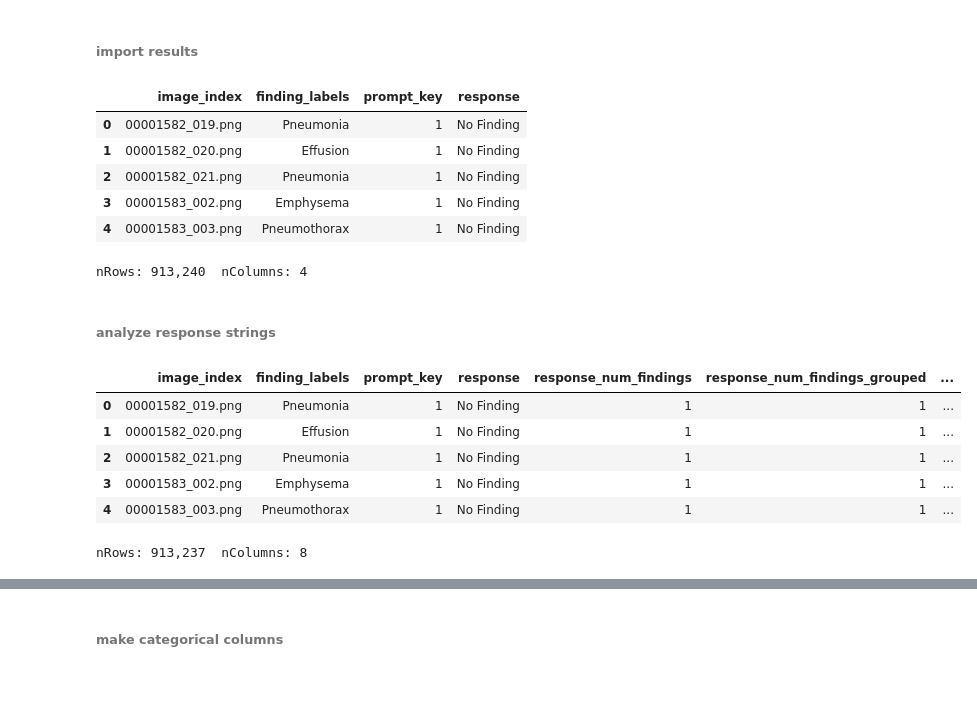
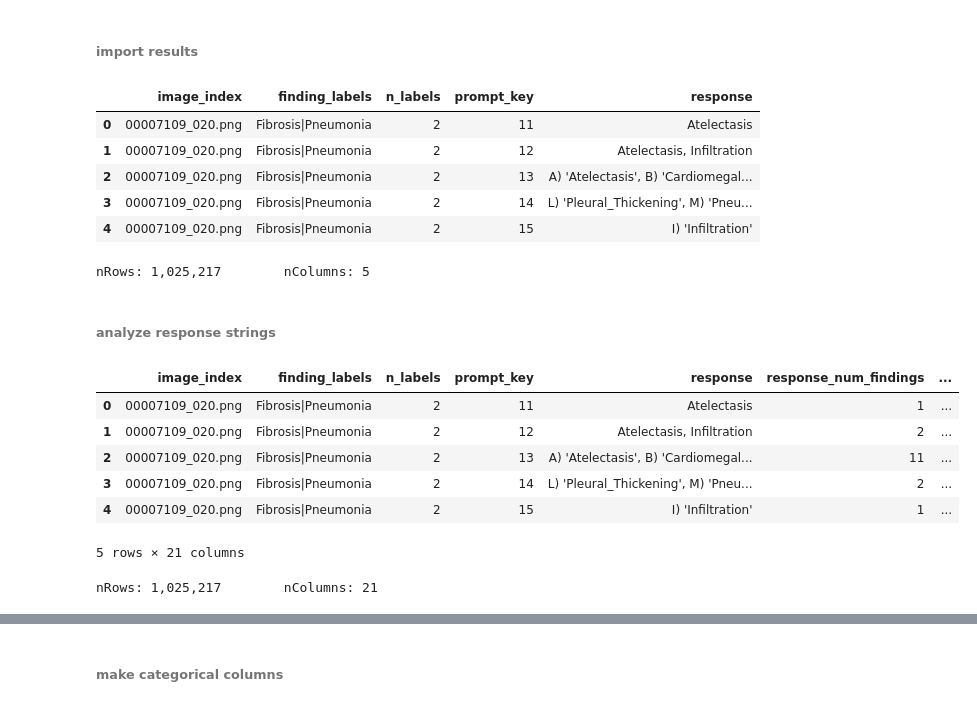
Before and after one commit to mark-rustad/CheXagent, a Jupyter notebook: get_started.ipynb, the cells around one changed output, grey strips where cells are left out. Drawn from its saved outputs; the diff is of its cells as text; code cells hidden in the pictures.

Commit message:
add accuracy, recall, precision, f1, and specificity metrics to analysis

```diff
--- a/get_started.ipynb
+++ b/get_started.ipynb
@@ -378,24 +471,26 @@ data = data[column_names]
 # %% [markdown]
 ###### import results
 # %%
-filelist = [
-    x.as_posix()
-    for x in Path("output").glob("disease_classification_QA*.csv")
-    # if not x.as_posix().endswith("disease_classification_QA_20240325_122028.csv")
-]
+filelist = [x.as_posix() for x in Path("output").rglob("disease_classification_QA*.csv")]
+# filelist = [
+#     x.as_posix()
+#     for x in Path("output/NIH_Chest_Xray_n2_findings").glob("disease_classification_QA*.csv")
+# ]
 results = pd.DataFrame()
 for f in filelist:
     df_i = pd.read_csv(f, usecols=["image_index", "finding_labels", "prompt_key", "response"], dtype=str)
     results = pd.concat([results, df_i])
 
 results = results.drop_duplicates(ignore_index=True)
+results["n_labels"] = results["finding_labels"].transform(count_substrings)
+results = results[["image_index", "finding_labels", "n_labels", "prompt_key", "response"]]
 
 disp_df(results)
 # %% [output]
-|  | image_index | finding_labels | prompt_key | response |
-| 0 | 00001582_019.png | Pneumonia | 1 | No Finding |
-| 1 | 00001582_020.png | Effusion | 1 | No Finding |
-| 2 | 00001582_021.png | Pneumonia | 1 | No Finding |
-| 3 | 00001583_002.png | Emphysema | 1 | No Finding |
-| 4 | 00001583_003.png | Pneumothorax | 1 | No Finding |
+|  | image_index | finding_labels | n_labels | prompt_key | response |
+| 0 | 00007109_020.png | Fibrosis|Pneumonia | 2 | 11 | Atelectasis |
+| 1 | 00007109_020.png | Fibrosis|Pneumonia | 2 | 12 | Atelectasis, Infiltration |
+| 2 | 00007109_020.png | Fibrosis|Pneumonia | 2 | 13 | A) 'Atelectasis', B) 'Cardiomegal... |
+| 3 | 00007109_020.png | Fibrosis|Pneumonia | 2 | 14 | L) 'Pleural_Thickening', M) 'Pneu... |
+| 4 | 00007109_020.png | Fibrosis|Pneumonia | 2 | 15 | I) 'Infiltration' |
-nRows: 913,240  nColumns: 4
+nRows: 1,025,217        nColumns: 5
@@ -406,18 +499,32 @@ results.to_csv("output/NIH_Chest_Xray_n1_findings/disease_classification_QA.csv.
 # %%
 results["response_num_findings"] = results["response"].transform(count_substrings)
 results["response_num_findings_grouped"] = results["response_num_findings"].apply(lambda x: 15 if x >= 15 else x)
 results["label_in_response"] = results.apply(is_label_in_response, axis=1)
-results["true_positive"] = results.apply(is_true_positive, axis=1)
+results["true_positives"] = results.apply(true_positives, axis=1)
+results["true_positives_len"] = results["true_positives"].transform(len)
+results["false_positives"] = results.apply(false_positives, axis=1)
+results["false_positives_len"] = results["false_positives"].transform(len)
+results["true_negatives"] = results.apply(true_negatives, axis=1)
+results["true_negatives_len"] = results["true_negatives"].transform(len)
+results["false_negatives"] = results.apply(false_negatives, axis=1)
+results["false_negatives_len"] = results["false_negatives"].transform(len)
+
+results["accuracy"] = (results["true_positives_len"] + results["true_negatives_len"]) / 15
+results["recall"] = results["true_positives_len"] / (results["true_positives_len"] + results["false_negatives_len"])
+results["precision"] = results["true_positives_len"] / (results["true_positives_len"] + results["false_positives_len"])
+results["f1"] = (2 * ((results["precision"] * results["recall"]) / (results["precision"] + results["recall"]))).fillna(0.)
+results["specificity"] = results["true_negatives_len"] / (results["true_negatives_len"] + results["false_positives_len"])
 
 # remove outlier case
-results = results.loc[results["response_num_findings"] != 0, :]
+# results = results.loc[results["response_num_findings"] != 0, :]
 
 disp_df(results)
 # %% [output]
-|  | image_index | finding_labels | prompt_key | response | response_num_findings | response_num_findings_grouped | ... |
-| 0 | 00001582_019.png | Pneumonia | 1 | No Finding | 1 | 1 | ... |
-| 1 | 00001582_020.png | Effusion | 1 | No Finding | 1 | 1 | ... |
-| 2 | 00001582_021.png | Pneumonia | 1 | No Finding | 1 | 1 | ... |
-| 3 | 00001583_002.png | Emphysema | 1 | No Finding | 1 | 1 | ... |
-| 4 | 00001583_003.png | Pneumothorax | 1 | No Finding | 1 | 1 | ... |
+|  | image_index | finding_labels | n_labels | prompt_key | response | response_num_findings | ... |
+| 0 | 00007109_020.png | Fibrosis|Pneumonia | 2 | 11 | Atelectasis | 1 | ... |
+| 1 | 00007109_020.png | Fibrosis|Pneumonia | 2 | 12 | Atelectasis, Infiltration | 2 | ... |
+| 2 | 00007109_020.png | Fibrosis|Pneumonia | 2 | 13 | A) 'Atelectasis', B) 'Cardiomegal... | 11 | ... |
+| 3 | 00007109_020.png | Fibrosis|Pneumonia | 2 | 14 | L) 'Pleural_Thickening', M) 'Pneu... | 2 | ... |
+| 4 | 00007109_020.png | Fibrosis|Pneumonia | 2 | 15 | I) 'Infiltration' | 1 | ... |
-nRows: 913,237  nColumns: 8
+5 rows × 21 columns
+nRows: 1,025,217        nColumns: 21
```
Also changed, not shown: parts of 5 cells of this notebook, 1 other file.
